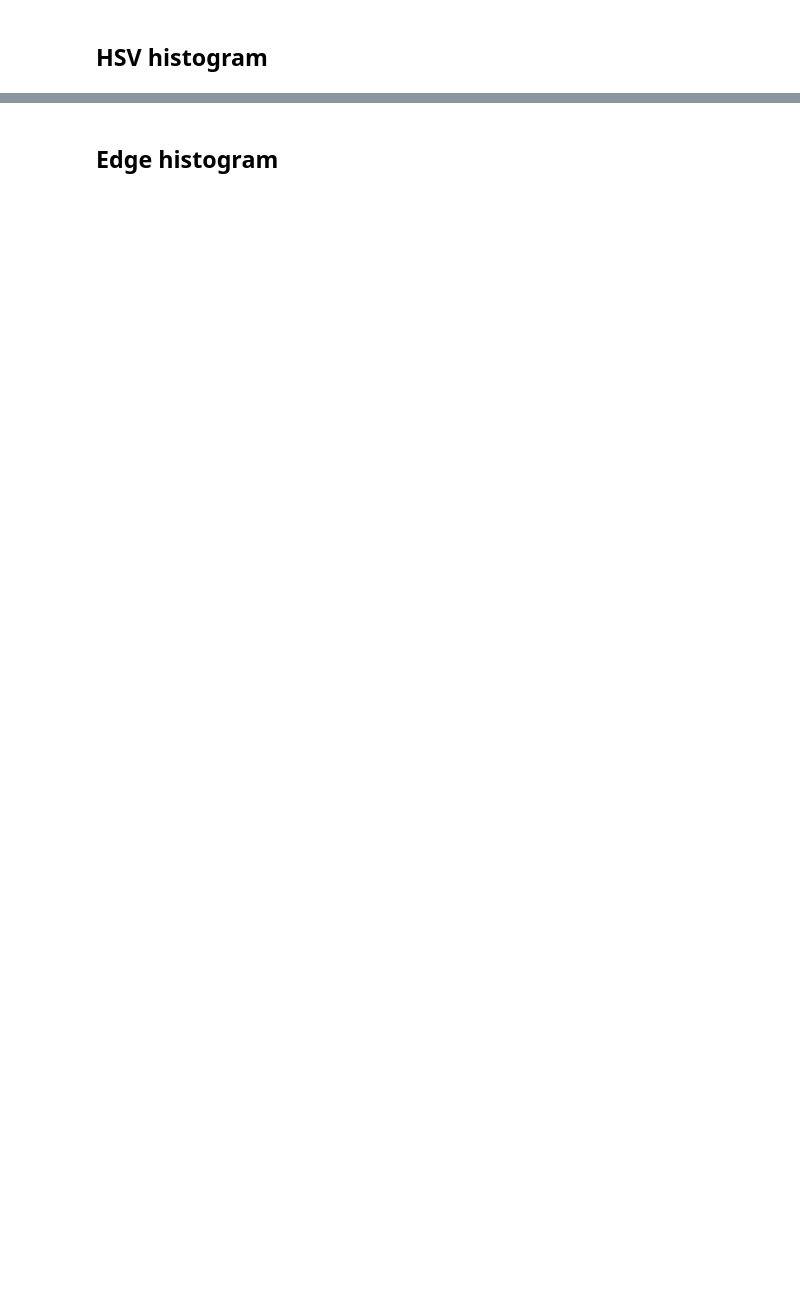
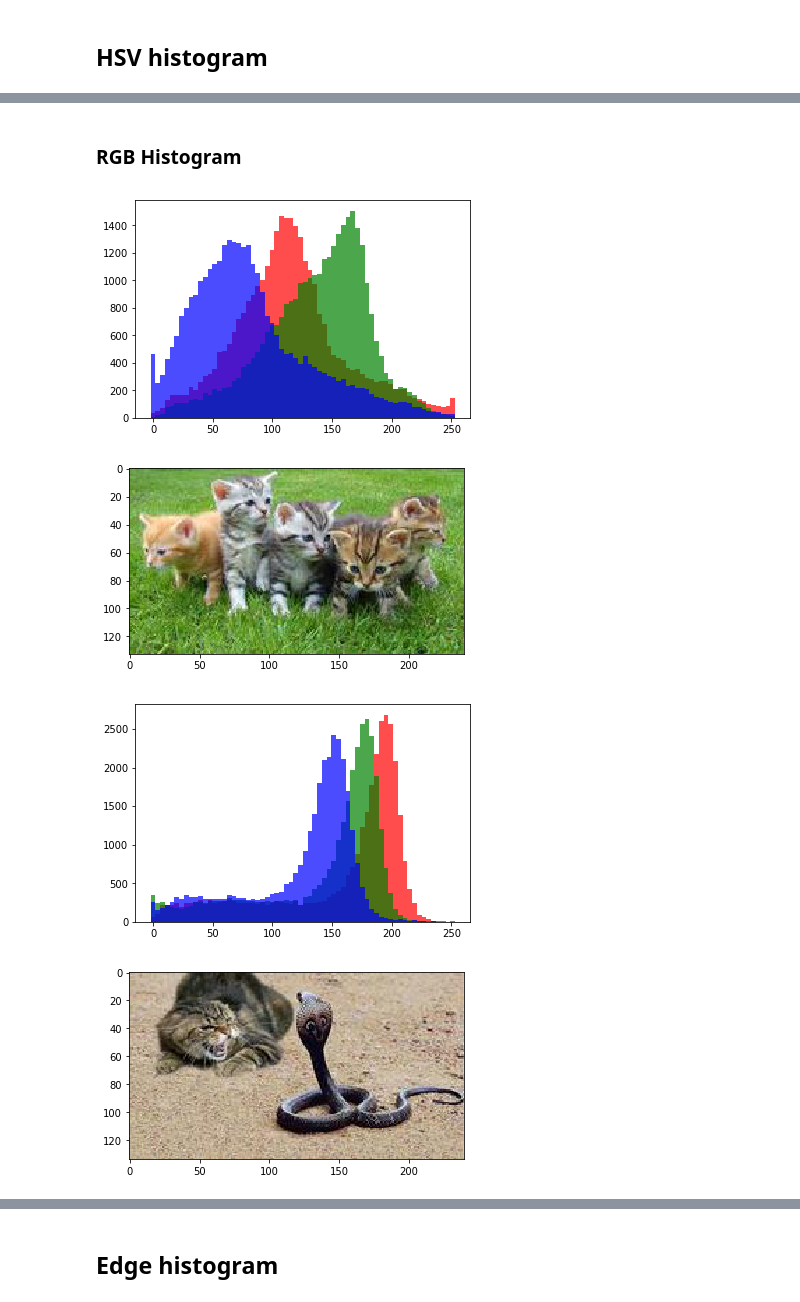
Before and after one commit to patricsteiner/image_clustering, a Jupyter notebook: intelligent_image_clustering.ipynb, the cells around one changed output, grey strips where cells are left out. Saved outputs shown, nothing was run; the diff lists cells and outputs as text; code cells hidden in the pictures; blank space fills up the shorter version.

```diff
--- a/intelligent_image_clustering.ipynb
+++ b/intelligent_image_clustering.ipynb
@@ -70,0 +69,29 @@ X = np.column_stack((X, features)) # add new features to feature matrix X
+# %% [markdown]
+### RGB Histogram
+# %%
+import matplotlib.pyplot as plt
+%matplotlib inline
+
+bins_per_channel = 64;
+n_features = bins_per_channel * 3
+features = np.zeros(shape=(len(images), n_features)) # initialize feature matrix
+
+for i, image in enumerate(images):
+    r_hist, bins = np.histogram(image.getchannel('R'), bins=bins_per_channel)
+    g_hist, bins = np.histogram(image.getchannel('G'), bins=bins_per_channel)
+    b_hist, bins = np.histogram(image.getchannel('B'), bins=bins_per_channel)
+    features[i] = np.concatenate([r_hist, g_hist, b_hist])
+    if i < 3:
+        plt.figure()
+        plt.bar(bins[:-1], r_hist, alpha=.7, color='r', width=255/bins_per_channel)
+        plt.bar(bins[:-1], g_hist, alpha=.7, color='g', width=255/bins_per_channel)
+        plt.bar(bins[:-1], b_hist, alpha=.7, color='b', width=255/bins_per_channel)
+        plt.figure()
+        plt.imshow(image)
+
+X = np.column_stack((X, features)) # add new features to feature matrix X
+# %% [output]
+[figure, added]
+[figure, added]
+[figure, added]
+[figure, added]
```
Also changed, not shown: parts of 8 cells of this notebook.
